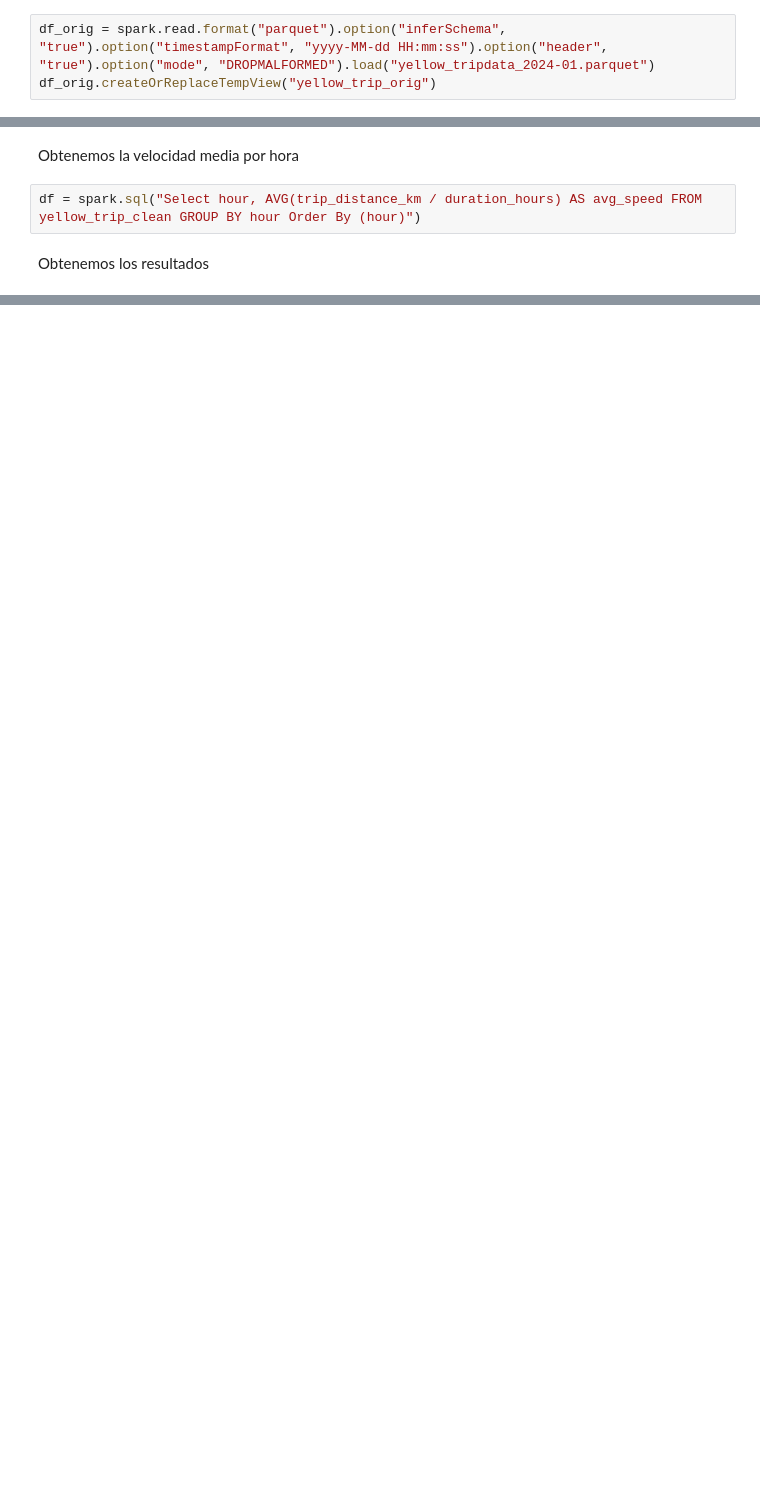
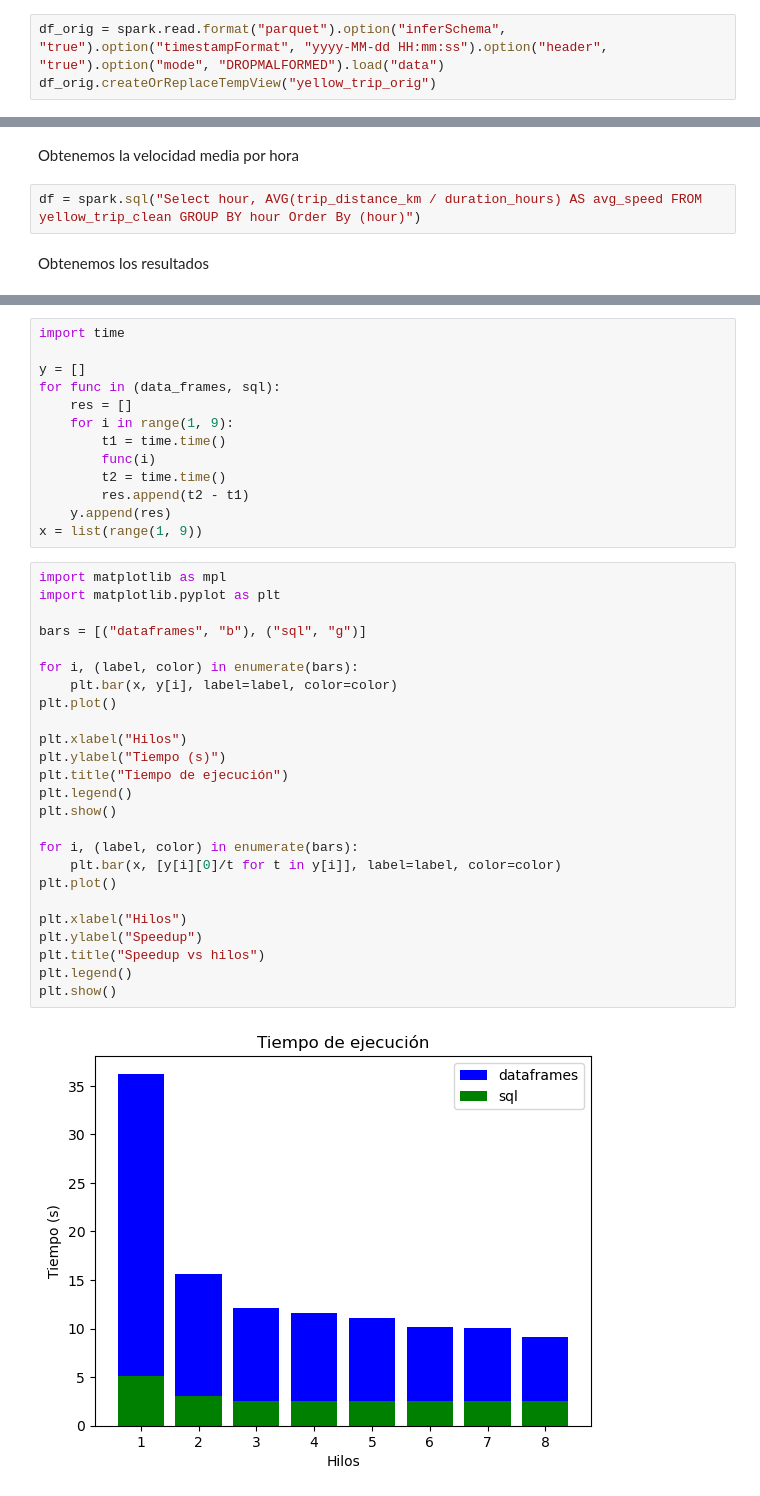
Before and after one commit to carlos-salinas/cap2026-yellowtrips, a Jupyter notebook: velocidad_media.ipynb, the cells around one changed output, grey strips where cells are left out. Saved outputs shown, nothing was run; the diff lists cells and outputs as text; blank space fills up the shorter version.

```diff
--- a/velocidad_media.ipynb
+++ b/velocidad_media.ipynb
@@ -103,7 +103,7 @@ plt.show()
 # %% [markdown]
 Obtenemos los datos y convertimos los datos en una vista de sql
 # %%
-df_orig = spark.read.format("parquet").option("inferSchema", "true").option("timestampFormat", "yyyy-MM-dd HH:mm:ss").option("header", "true").option("mode", "DROPMALFORMED").load("yellow_tripdata_2024-01.parquet")
+df_orig = spark.read.format("parquet").option("inferSchema", "true").option("timestampFormat", "yyyy-MM-dd HH:mm:ss").option("header", "true").option("mode", "DROPMALFORMED").load("data")
 df_orig.createOrReplaceTempView("yellow_trip_orig")
 # %% [markdown]
 Ahora procedemos a convertir la distancia de millas a km y de nuevo creamos una nueva vista
@@ -170,0 +218,40 @@ df.toPandas()
+# %%
+import time
+
+y = []
+for func in (data_frames, sql):
+    res = []
+    for i in range(1, 9):
+        t1 = time.time()
+        func(i)
+        t2 = time.time()
+        res.append(t2 - t1)
+    y.append(res)
+x = list(range(1, 9))
+# %%
+import matplotlib as mpl
+import matplotlib.pyplot as plt
+
+bars = [("dataframes", "b"), ("sql", "g")]
+
+for i, (label, color) in enumerate(bars):
+    plt.bar(x, y[i], label=label, color=color)
+plt.plot()
+
+plt.xlabel("Hilos")
+plt.ylabel("Tiempo (s)")
+plt.title("Tiempo de ejecución")
+plt.legend()
+plt.show()
+
+for i, (label, color) in enumerate(bars):
+    plt.bar(x, [y[i][0]/t for t in y[i]], label=label, color=color)
+plt.plot()
+
+plt.xlabel("Hilos")
+plt.ylabel("Speedup")
+plt.title("Speedup vs hilos")
+plt.legend()
+plt.show()
+# %% [output]
+[figure, added]
```
Also changed, not shown: parts of 13 cells of this notebook, 13 other files.
